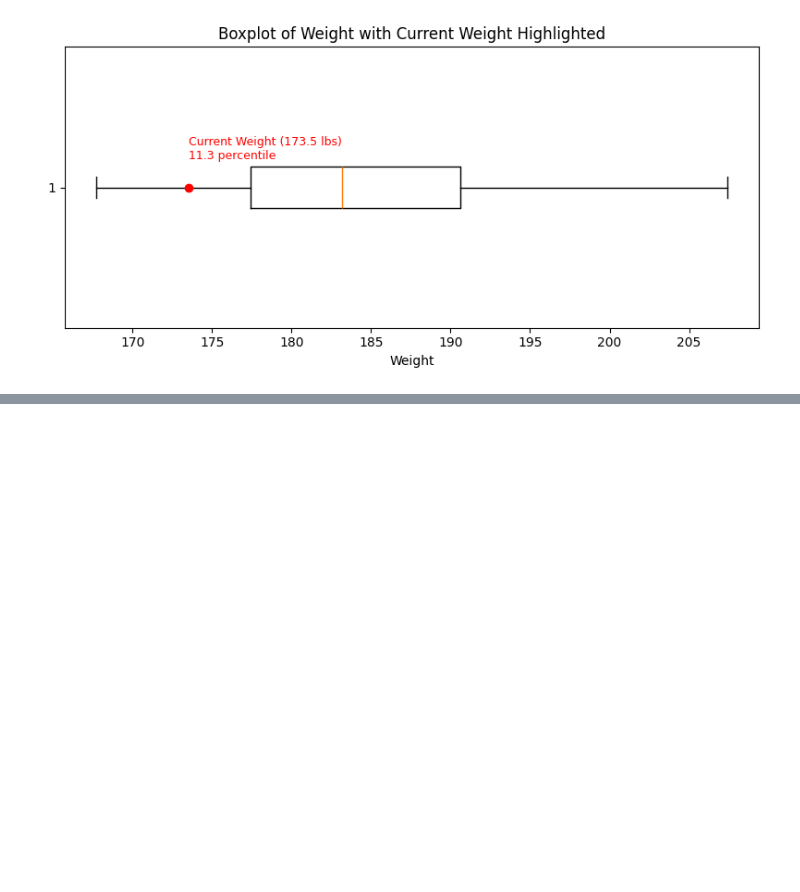
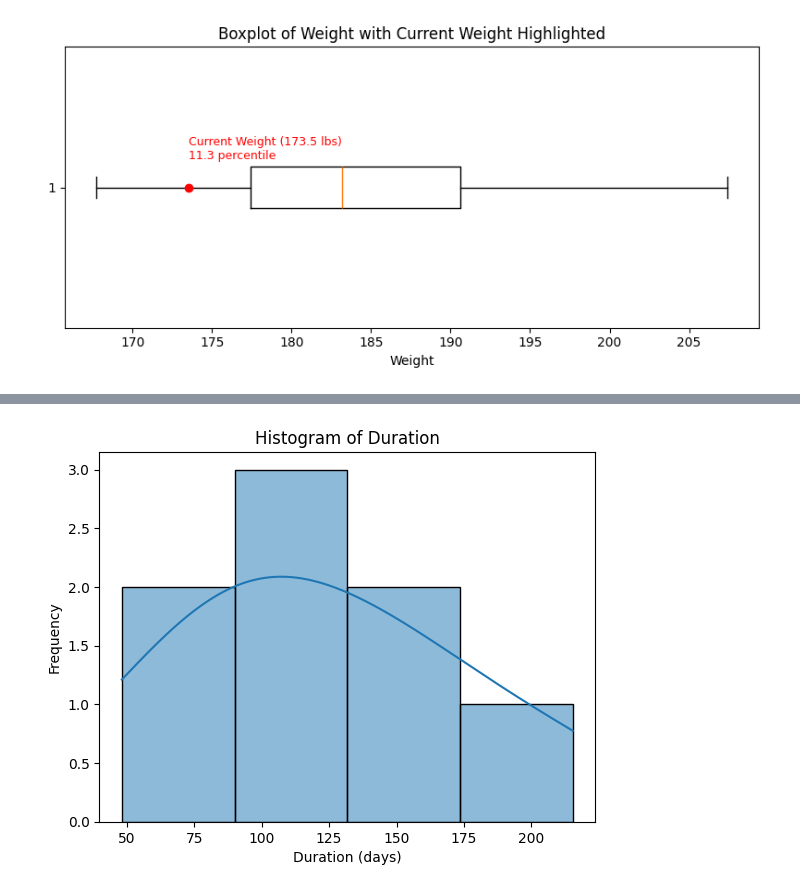
Before and after one commit to ericmelz/weight, a Jupyter notebook: notebooks/eda1.ipynb, the cells around one changed output, grey strips where cells are left out. Cells and saved outputs as stored; diff of their text form; code cells hidden in the pictures; blank space fills up the shorter version.

```diff
--- a/notebooks/eda1.ipynb
+++ b/notebooks/eda1.ipynb
@@ -243,0 +261,8 @@ plot_current_weight(173.5)
+# %%
+sns.histplot(summary_df['duration_days'], bins=4, kde=True)
+plt.title('Histogram of Duration')
+plt.xlabel('Duration (days)')
+plt.ylabel('Frequency')
+plt.show()
+# %% [output]
+[figure, added]
```
Also changed, not shown: parts of 7 cells of this notebook.
